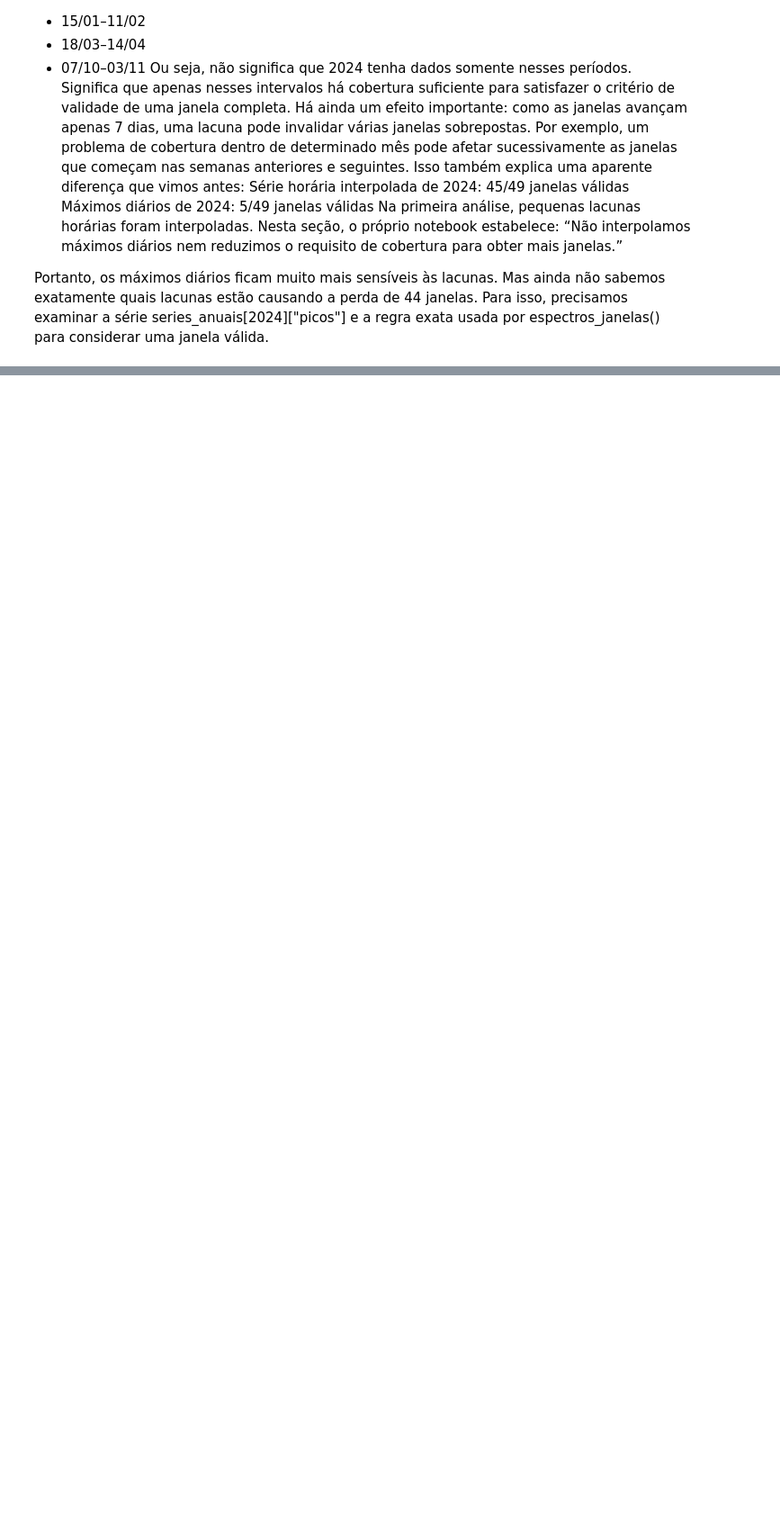
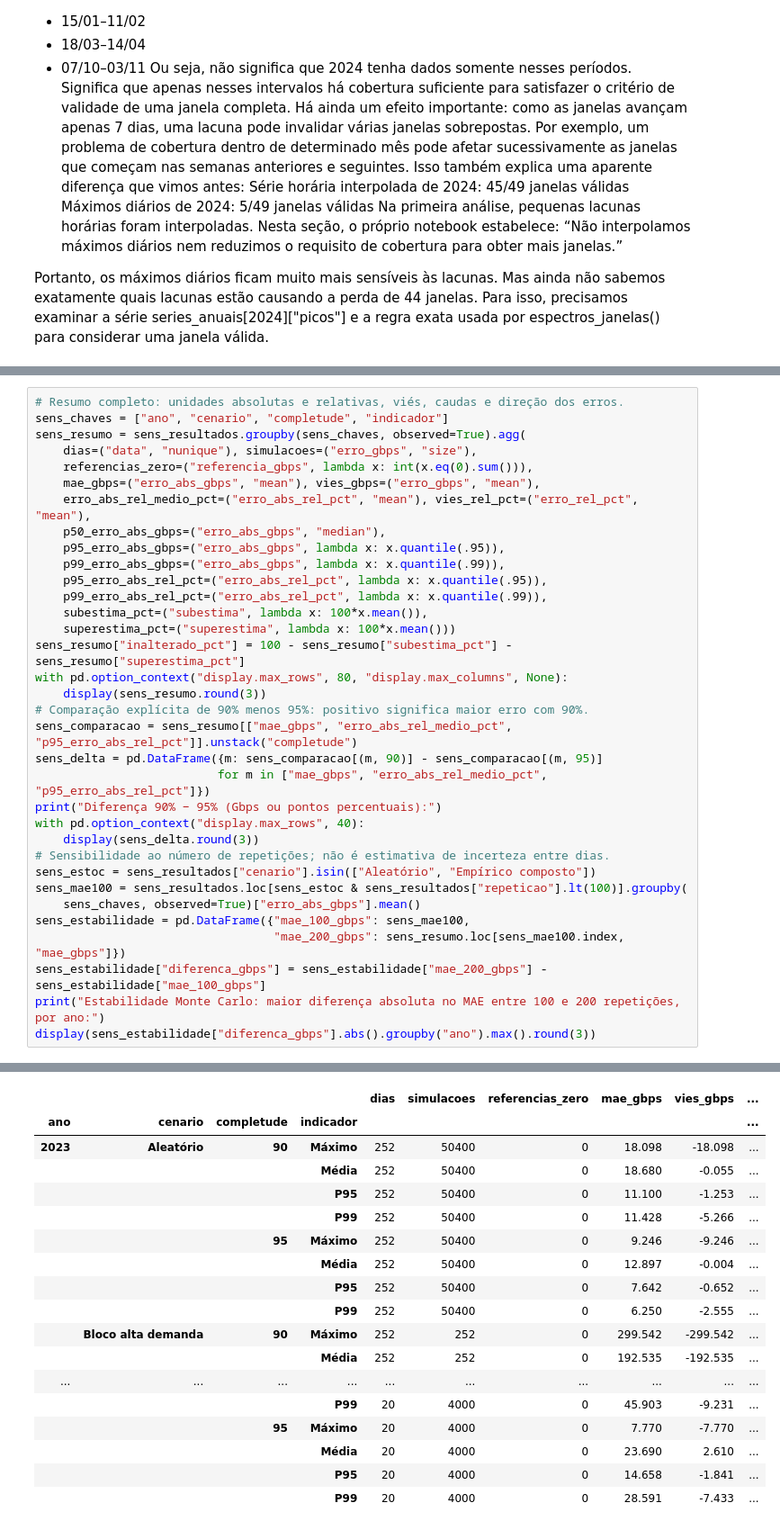
Before and after one commit to chmillan/mba-ai-usp, a Jupyter notebook: monograph/notebooks/03a_daily_completeness_sensitivity.ipynb, the cells around one changed output, grey strips where cells are left out. Shown at 90% size. Saved outputs shown, nothing was run; the diff lists cells and outputs as text; blank space fills up the shorter version.

```diff
--- a/monograph/notebooks/03a_daily_completeness_sensitivity.ipynb
+++ b/monograph/notebooks/03a_daily_completeness_sensitivity.ipynb
@@ -1108,0 +1333,35 @@ Mas ainda não sabemos exatamente quais lacunas estão causando a perda de 44 ja
+# %%
+# Resumo completo: unidades absolutas e relativas, viés, caudas e direção dos erros.
+sens_chaves = ["ano", "cenario", "completude", "indicador"]
+sens_resumo = sens_resultados.groupby(sens_chaves, observed=True).agg(
+    dias=("data", "nunique"), simulacoes=("erro_gbps", "size"),
+    referencias_zero=("referencia_gbps", lambda x: int(x.eq(0).sum())),
+    mae_gbps=("erro_abs_gbps", "mean"), vies_gbps=("erro_gbps", "mean"),
+    erro_abs_rel_medio_pct=("erro_abs_rel_pct", "mean"), vies_rel_pct=("erro_rel_pct", "mean"),
+    p50_erro_abs_gbps=("erro_abs_gbps", "median"),
+    p95_erro_abs_gbps=("erro_abs_gbps", lambda x: x.quantile(.95)),
+    p99_erro_abs_gbps=("erro_abs_gbps", lambda x: x.quantile(.99)),
+    p95_erro_abs_rel_pct=("erro_abs_rel_pct", lambda x: x.quantile(.95)),
+    p99_erro_abs_rel_pct=("erro_abs_rel_pct", lambda x: x.quantile(.99)),
+    subestima_pct=("subestima", lambda x: 100*x.mean()),
+    superestima_pct=("superestima", lambda x: 100*x.mean()))
+sens_resumo["inalterado_pct"] = 100 - sens_resumo["subestima_pct"] - sens_resumo["superestima_pct"]
+with pd.option_context("display.max_rows", 80, "display.max_columns", None):
+    display(sens_resumo.round(3))
+# Comparação explícita de 90% menos 95%: positivo significa maior erro com 90%.
+sens_comparacao = sens_resumo[["mae_gbps", "erro_abs_rel_medio_pct", "p95_erro_abs_rel_pct"]].unstack("completude")
+sens_delta = pd.DataFrame({m: sens_comparacao[(m, 90)] - sens_comparacao[(m, 95)]
+                          for m in ["mae_gbps", "erro_abs_rel_medio_pct", "p95_erro_abs_rel_pct"]})
+print("Diferença 90% − 95% (Gbps ou pontos percentuais):")
+with pd.option_context("display.max_rows", 40):
+    display(sens_delta.round(3))
+# Sensibilidade ao número de repetições; não é estimativa de incerteza entre dias.
+sens_estoc = sens_resultados["cenario"].isin(["Aleatório", "Empírico composto"])
+sens_mae100 = sens_resultados.loc[sens_estoc & sens_resultados["repeticao"].lt(100)].groupby(
+    sens_chaves, observed=True)["erro_abs_gbps"].mean()
+sens_estabilidade = pd.DataFrame({"mae_100_gbps": sens_mae100,
+                                  "mae_200_gbps": sens_resumo.loc[sens_mae100.index, "mae_gbps"]})
+sens_estabilidade["diferenca_gbps"] = sens_estabilidade["mae_200_gbps"] - sens_estabilidade["mae_100_gbps"]
+print("Estabilidade Monte Carlo: maior diferença absoluta no MAE entre 100 e 200 repetições, por ano:")
+display(sens_estabilidade["diferenca_gbps"].abs().groupby("ano").max().round(3))
+# %% [output]
@@ -1108,0 +1370,18 @@ Mas ainda não sabemos exatamente quais lacunas estão causando a perda de 44 ja
+|  |  |  |  | dias | simulacoes | referencias_zero | mae_gbps | vies_gbps | ... |
+| ano | cenario | completude | indicador |  |  |  |  |  | ... |
+| 2023 | Aleatório | 90 | Máximo | 252 | 50400 | 0 | 18.098 | -18.098 | ... |
+|  |  |  | Média | 252 | 50400 | 0 | 18.680 | -0.055 | ... |
+|  |  |  | P95 | 252 | 50400 | 0 | 11.100 | -1.253 | ... |
+|  |  |  | P99 | 252 | 50400 | 0 | 11.428 | -5.266 | ... |
+|  |  | 95 | Máximo | 252 | 50400 | 0 | 9.246 | -9.246 | ... |
+|  |  |  | Média | 252 | 50400 | 0 | 12.897 | -0.004 | ... |
+|  |  |  | P95 | 252 | 50400 | 0 | 7.642 | -0.652 | ... |
+|  |  |  | P99 | 252 | 50400 | 0 | 6.250 | -2.555 | ... |
+|  | Bloco alta demanda | 90 | Máximo | 252 | 252 | 0 | 299.542 | -299.542 | ... |
+|  |  |  | Média | 252 | 252 | 0 | 192.535 | -192.535 | ... |
+| ... | ... | ... | ... | ... | ... | ... | ... | ... | ... |
+|  |  |  | P99 | 20 | 4000 | 0 | 45.903 | -9.231 | ... |
+|  |  | 95 | Máximo | 20 | 4000 | 0 | 7.770 | -7.770 | ... |
+|  |  |  | Média | 20 | 4000 | 0 | 23.690 | 2.610 | ... |
+|  |  |  | P95 | 20 | 4000 | 0 | 14.658 | -1.841 | ... |
+|  |  |  | P99 | 20 | 4000 | 0 | 28.591 | -7.433 | ... |
```
Also changed, not shown: parts of 8 cells of this notebook, 1 other file.
